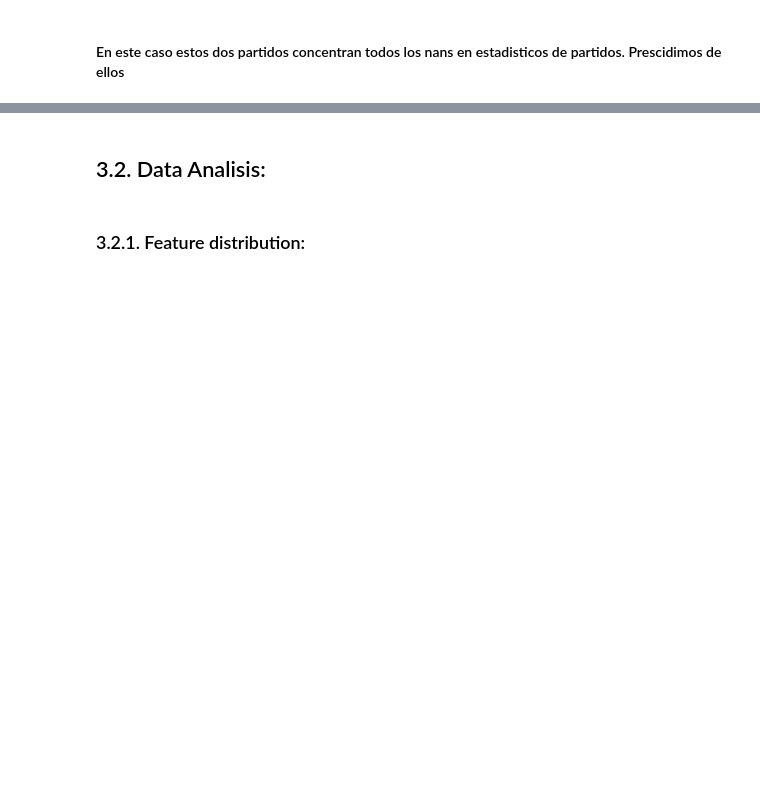
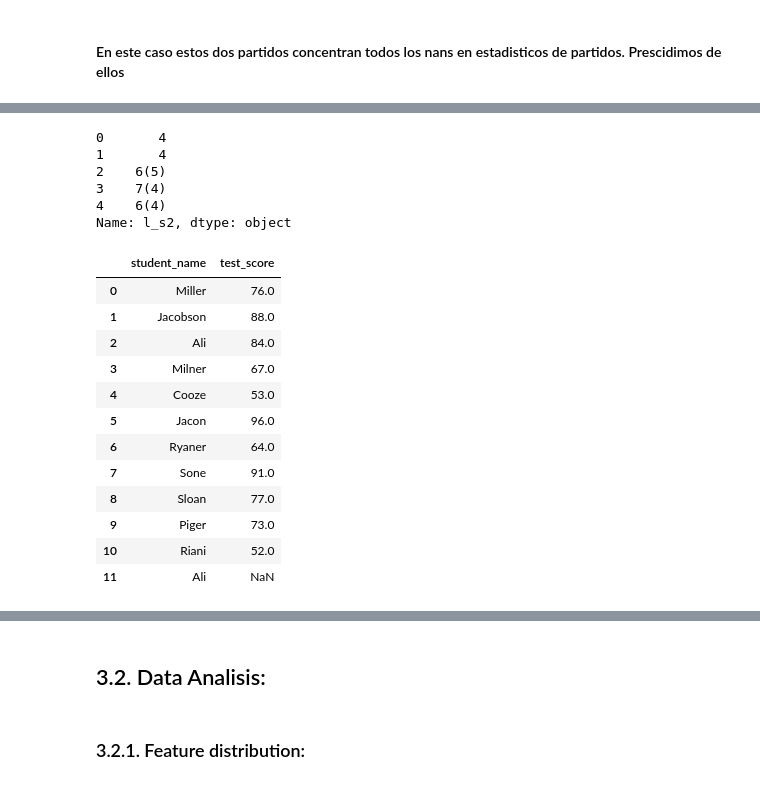
Before and after one commit to ISANJUA/TFM_ML4sportsBets, a Jupyter notebook: 3. Feature Extraction, Transformations and Cleansing.ipynb, the cells around one changed output, grey strips where cells are left out. Cells and saved outputs as stored; diff of their text form; code cells hidden in the pictures; blank space fills up the shorter version.

```diff
--- a/3. Feature Extraction, Transformations and Cleansing.ipynb
+++ b/3. Feature Extraction, Transformations and Cleansing.ipynb
@@ -444,0 +590,9 @@ matches_2016sDWO[matches_2016sDWO['w_ace'].isnull()].head()
+# %%
+matches_2016sDWO2['l_s2'].head()
+# %% [output]
+0       4
+1       4
+2    6(5)
+3    7(4)
+4    6(4)
+Name: l_s2, dtype: object
@@ -444,0 +607,16 @@ matches_2016sDWO[matches_2016sDWO['w_ace'].isnull()].head()
+# %%
+df
+# %% [output]
+|  | student_name | test_score |
+| 0 | Miller | 76.0 |
+| 1 | Jacobson | 88.0 |
+| 2 | Ali | 84.0 |
+| 3 | Milner | 67.0 |
+| 4 | Cooze | 53.0 |
+| 5 | Jacon | 96.0 |
+| 6 | Ryaner | 64.0 |
+| 7 | Sone | 91.0 |
+| 8 | Sloan | 77.0 |
+| 9 | Piger | 73.0 |
+| 10 | Riani | 52.0 |
+| 11 | Ali | NaN |
```
Also changed, not shown: parts of 41 cells of this notebook.
